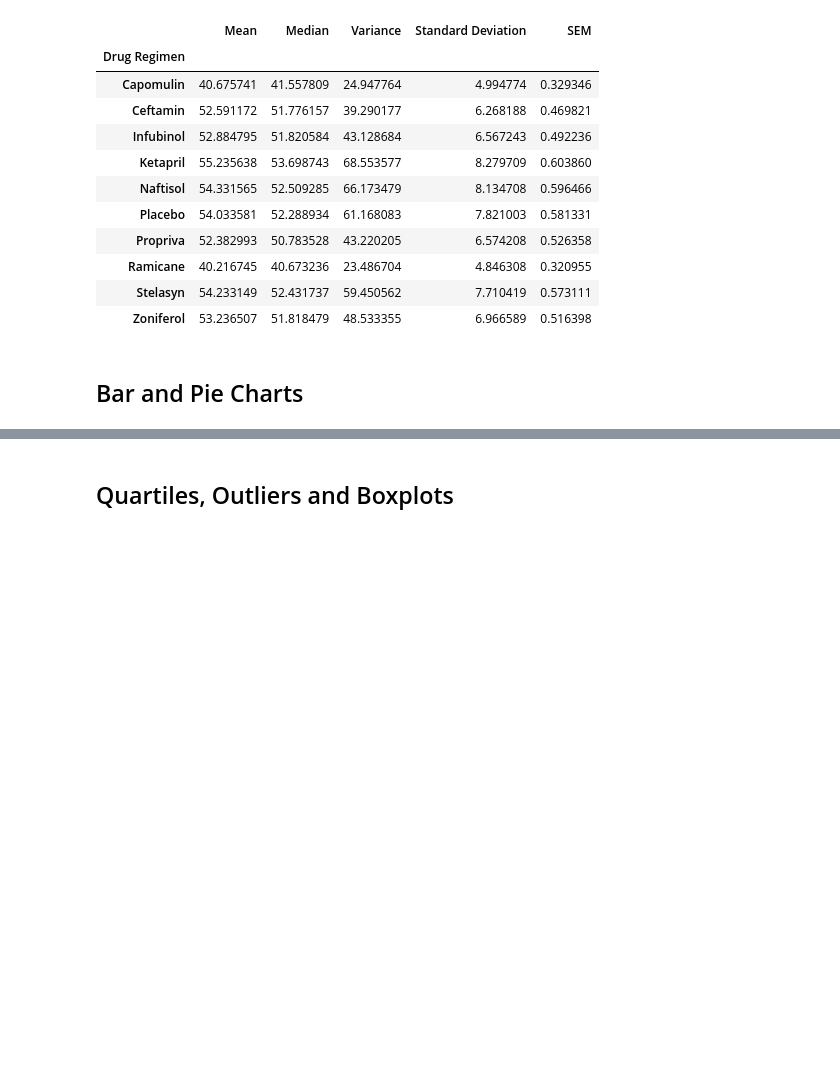
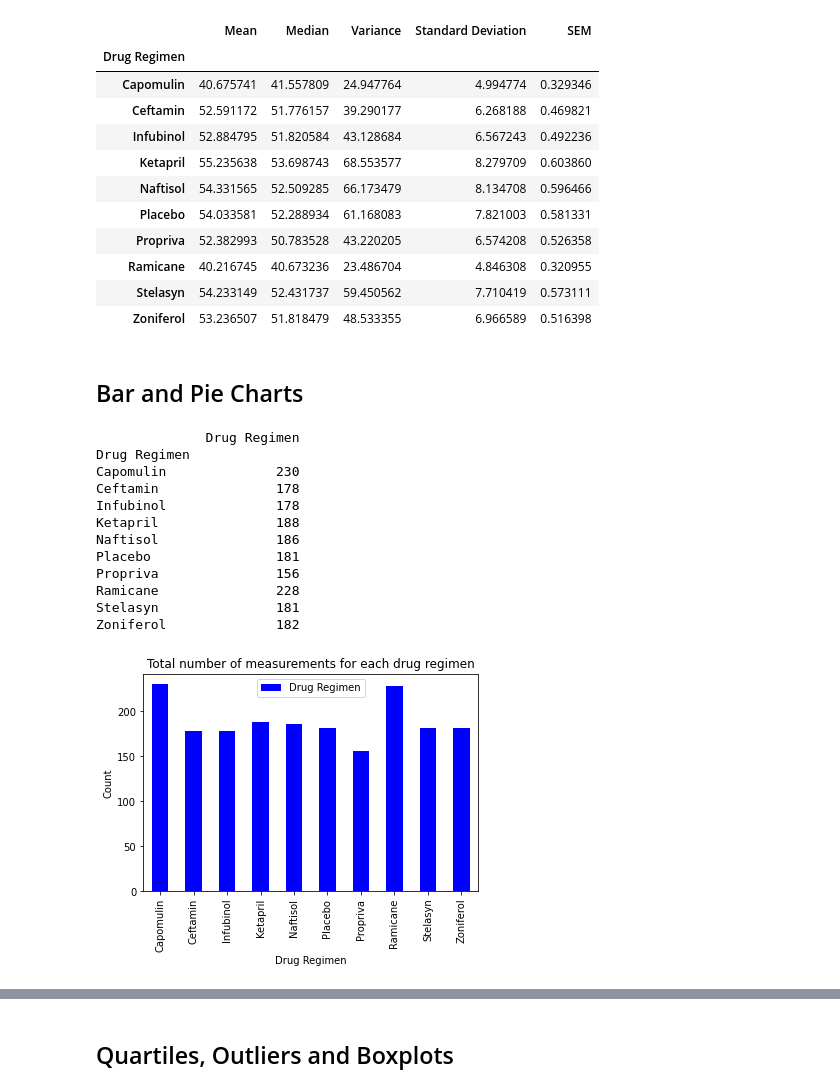
Before and after one commit to samantha8990/Matplotlib-Challenge, a Jupyter notebook: Pymaceuticals_pymaceuticals.ipynb, the cells around one changed output, grey strips where cells are left out. Saved outputs shown, nothing was run; the diff lists cells and outputs as text; code cells hidden in the pictures; blank space fills up the shorter version.

```diff
--- a/Pymaceuticals_pymaceuticals.ipynb
+++ b/Pymaceuticals_pymaceuticals.ipynb
@@ -131,3 +131,27 @@ regimen_summary_df
 ## Bar and Pie Charts
 # %%
 # Generate a bar plot showing the total number of measurements taken on each drug regimen using pandas.
+drug_regimen=clean_df.groupby("Drug Regimen")
+
+drug_regimen_count=pd.DataFrame(drug_regimen["Drug Regimen"].count())
+print(drug_regimen_count)
+
+bar_chart=drug_regimen_count.plot(kind='bar', title="Total number of measurements for each drug regimen", color="blue")
+plt.xlabel("Drug Regimen")
+plt.ylabel("Count")
+
+plt.show()
+# %% [output]
+              Drug Regimen
+Drug Regimen
+Capomulin              230
+Ceftamin               178
+Infubinol              178
+Ketapril               188
+Naftisol               186
+Placebo                181
+Propriva               156
+Ramicane               228
+Stelasyn               181
+Zoniferol              182
+[figure, added]
```
Also changed, not shown: parts of 2 cells of this notebook.
